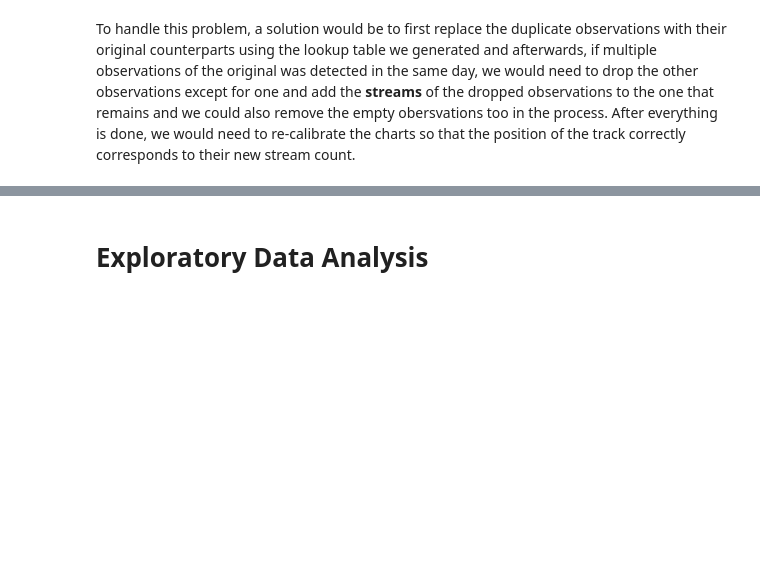
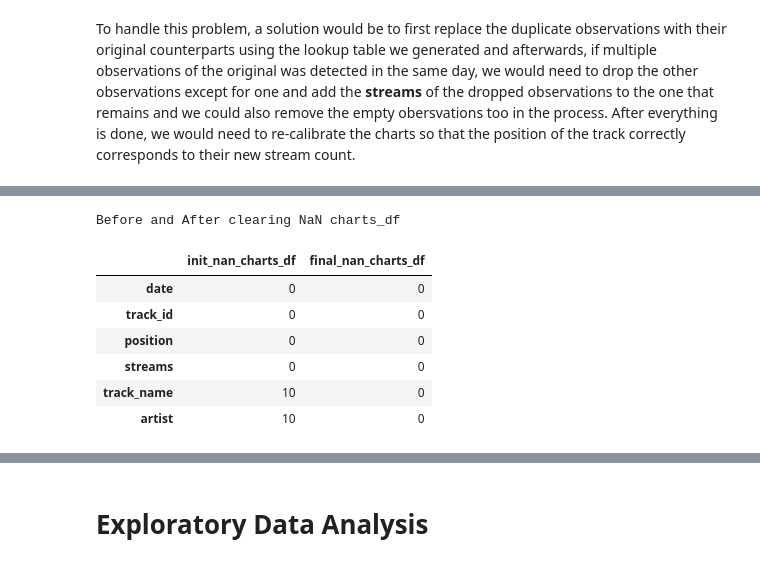
Before and after one commit to ADichoso/CSMODEL-Project-XX22-G1, a Jupyter notebook: SpotifyDataset.ipynb, the cells around one changed output, grey strips where cells are left out. Saved outputs shown, nothing was run; the diff lists cells and outputs as text; code cells hidden in the pictures; blank space fills up the shorter version.

```diff
--- a/SpotifyDataset.ipynb
+++ b/SpotifyDataset.ipynb
@@ -430,22 +392,19 @@ Name: track_name, Length: 3627, dtype: int64
 # %%
 #Step 2: If more than one occurence of the same track_id is found on the same day, add the streams together
+
+#Check how many duplicates exist before cleaning the data
 duplicates_per_day = charts_df.duplicated(subset=['date', 'track_id'], keep=False).value_counts()
 
-charts_df['duplicated_in_date'] = duplicates_per_day
-
-#get all the dates and store them in an array
-dates = charts_df['date'].value_counts().index.values
-
+#use sum to add the streams and position (doesn't matter since we will recalibrate position later) based on the track id and given date, and reset_index prevents grouping of the dataset and resets the index to accomodate for removed values
 charts_df = charts_df.groupby(['date', 'track_id']).sum().reset_index()
 
+#create empty columns that are removed by the groupby
 charts_df["track_name"] = ""
 charts_df["artist"] = ""
-#charts_df_cleaned_df.query("date == '31/03/2023' and track_id == '4dKa5ZzlGqUy3Wo0yaXKNI'")
-charts_df
 
+#return the values removed by using the charts_tracks_df as reference
 for track in charts_tracks_df.iterrows():
     charts_df.loc[charts_df['track_id'] == track[1]['track_id'], ['track_name', 'artist']] = [track[1]['track_name'], track[1]['artist_name']]
 
+#recheck how many duplicates after the operation to see the changes made. Expected: total number of observations lessen and the number of true values = 0
 duplicates_per_day_recheck = charts_df.duplicated(subset=['date', 'track_id'], keep=False).value_counts()
-
-print(f"Before: {duplicates_per_day} \n\nAfter: {duplicates_per_day_recheck}")
@@ -490,0 +431,11 @@ Tag-ulan (Original Soundtrack of "Luck At First Sight")
+# %%
+pd.DataFrame(dict(init_nan_charts_df = init_nan_charts_df, final_nan_charts_df = final_nan_charts_df)).style.set_caption("Before and After clearing NaN charts_df")
+# %% [output]
+Before and After clearing NaN charts_df
+|  | init_nan_charts_df | final_nan_charts_df |
+| date | 0 | 0 |
+| track_id | 0 | 0 |
+| position | 0 | 0 |
+| streams | 0 | 0 |
+| track_name | 10 | 0 |
+| artist | 10 | 0 |
```
Also changed, not shown: parts of 34 cells of this notebook.
